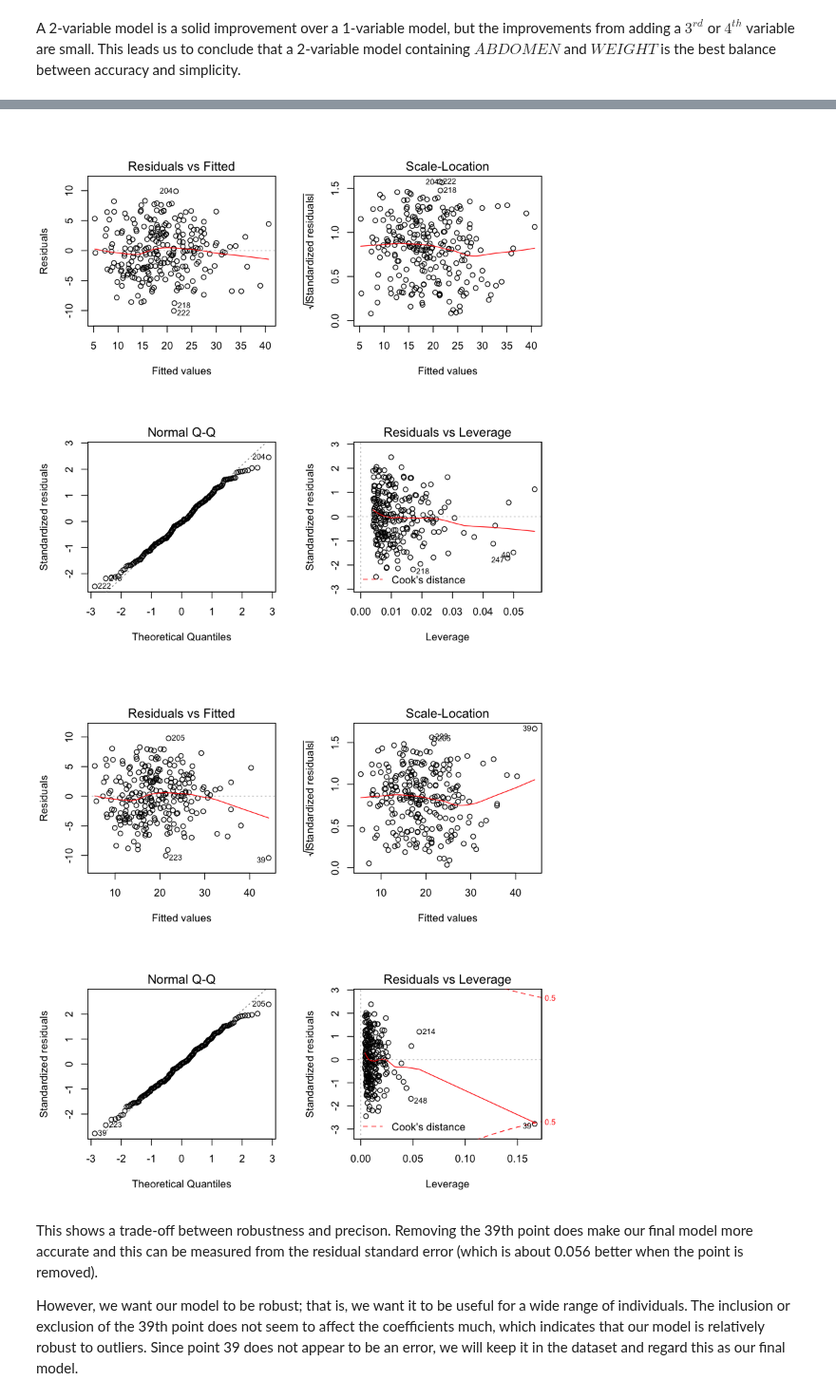
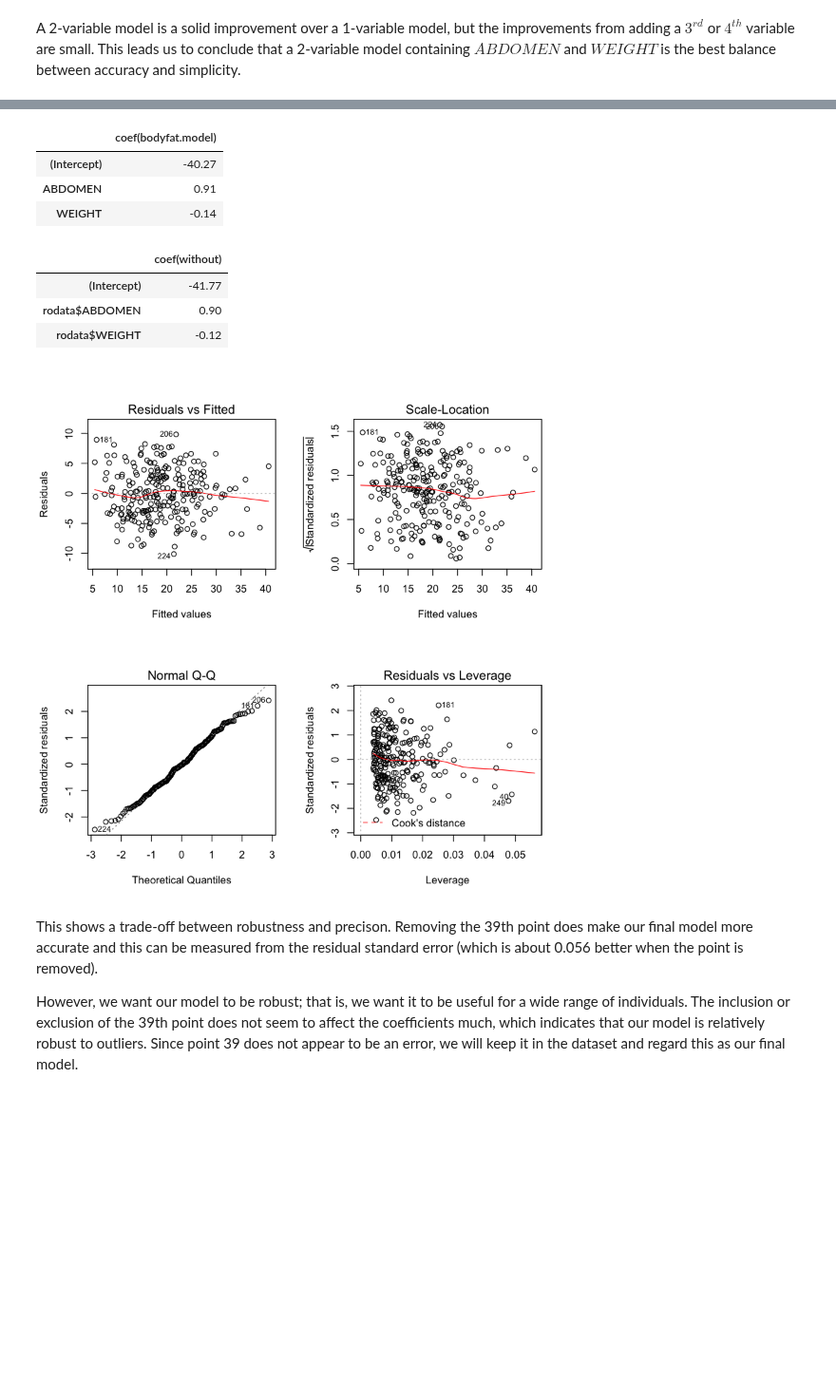
Before and after one commit to LuChen525/stat628-module1, a Jupyter notebook: Executive-Summary.ipynb, the cells around one changed output, grey strips where cells are left out. Shown at 95% size. Saved outputs shown, nothing was run; the diff lists cells and outputs as text; code cells hidden in the pictures; blank space fills up the shorter version.

```diff
--- a/Executive-Summary.ipynb
+++ b/Executive-Summary.ipynb
@@ -103,6 +147,6 @@ dat[c(48,96,182,76),]
-# %%
-# Drop observation 182 which has zero bodyfat
-dat <- dat[dat$IDNO != 182,]
+# %%
+# Replace observation 182's bodyfat with 14.72%
+dat[182,2]<-14.72
 # %% [markdown]
 The second method we use is to build a linear regression model to detect outliers by looking at Cook's distance. We first delete the $IDNO$ and $DENSITY$ features since we do not want them to be used as regressors in our model.
 # %%
@@ -125,6 +171,8 @@ dat[c(39,42,86),]
 * **86**: All the measurements seem reasonable, so we leave it in the dataset.
 # %%
-# Drop observation 42
-dat <- dat[-42,]
+# Replace observation 42's height with 69.43 inches
+dat$HEIGHT[42]<-69.43
+par(pin=c(3.5,3))
 plot(lm(BODYFAT ~ ., dat), which = 4, main="Figure 3")
+abline(h=4/(dim(dat)[1]-14-1),col="red")
 # %% [output]
@@ -315,7 +388,8 @@ The coefficient estimates are shown below.
 #################
 
 # Final linear model:
-bodyfat.model <- lm(dat$BODYFAT ~ dat$ABDOMEN + dat$WEIGHT)
-as.data.frame(coef(bodyfat.model))
+bodyfat.model <- lm(BODYFAT ~ ABDOMEN + WEIGHT,data=dat)
+round(as.data.frame(coef(bodyfat.model)),1)
+summary(bodyfat.model)
 # %% [output]
 |  | coef(bodyfat.model) |
@@ -369,10 +517,8 @@ We fit our final model with and without 39th point to see how much the coefficie
 # Seem that 39th point is an outlier, so we decided to evaluate the robustness of our model:
 rodata <- dat[-39,]
 without <- lm(rodata$BODYFAT ~ rodata$ABDOMEN + rodata$WEIGHT)
-summary(without)
-summary(bodyfat.model)
+round(as.data.frame(coef(bodyfat.model)),2)
+round(as.data.frame(coef(without)),2)
 layout(matrix(c(1,2,3,4), nrow = 2))
 plot(without)
-layout(matrix(c(1,2,3,4), nrow = 2))
-plot(bodyfat.model)
 # %% [output]
@@ -415,5 +525,12 @@ F-statistic: 307.3 on 2 and 247 DF,  p-value: < 2.2e-16
+|  | coef(bodyfat.model) |
+| (Intercept) | -40.27 |
+| ABDOMEN | 0.91 |
+| WEIGHT | -0.14 |
+|  | coef(without) |
+| (Intercept) | -41.77 |
+| rodata$ABDOMEN | 0.90 |
+| rodata$WEIGHT | -0.12 |
-[figure, old version]
+[figure, new version]
-[figure, removed]
 # %% [markdown]
 This shows a trade-off between robustness and precison. Removing the 39th point does make our final model more accurate and this can be measured from the residual standard error (which is about 0.056 better when the point is removed).
 
```
Also changed, not shown: parts of 41 cells of this notebook, 1 other file.
